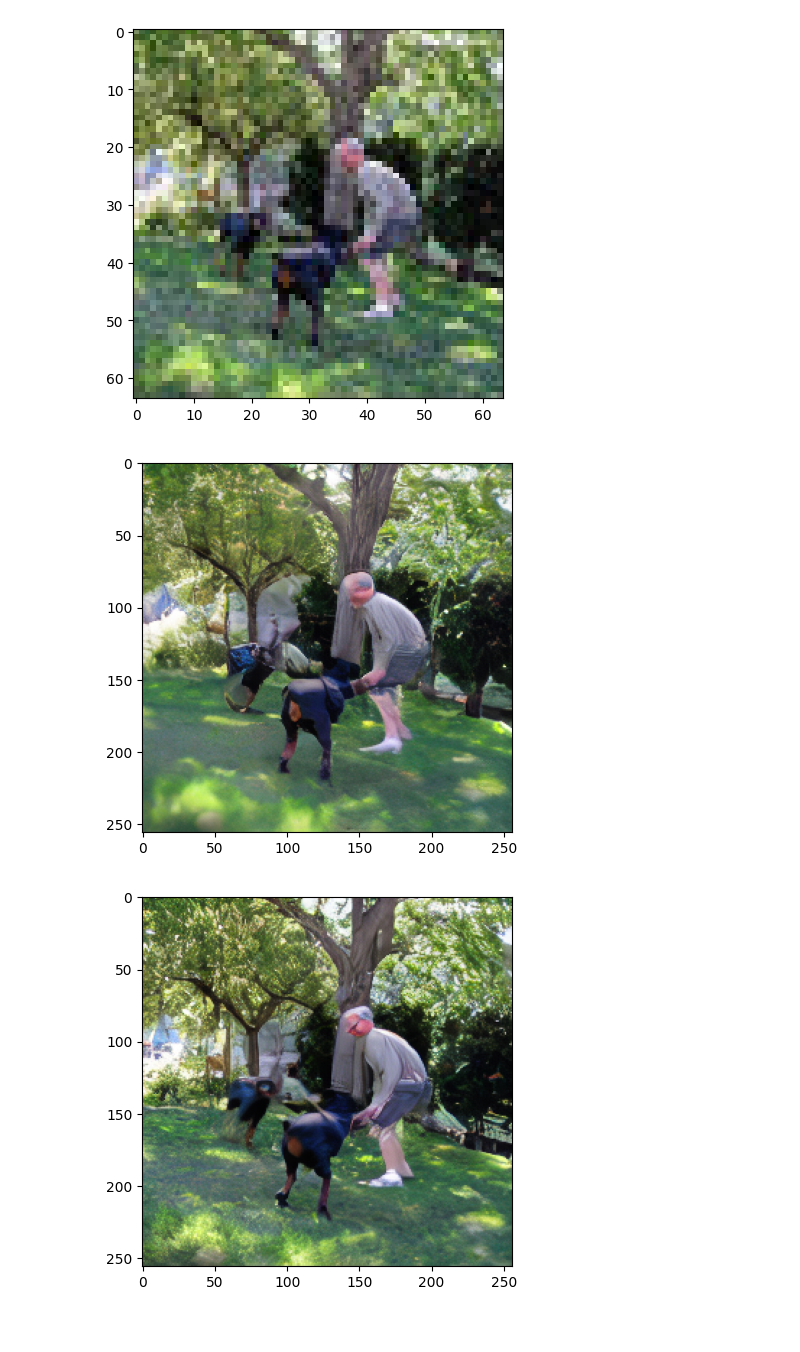
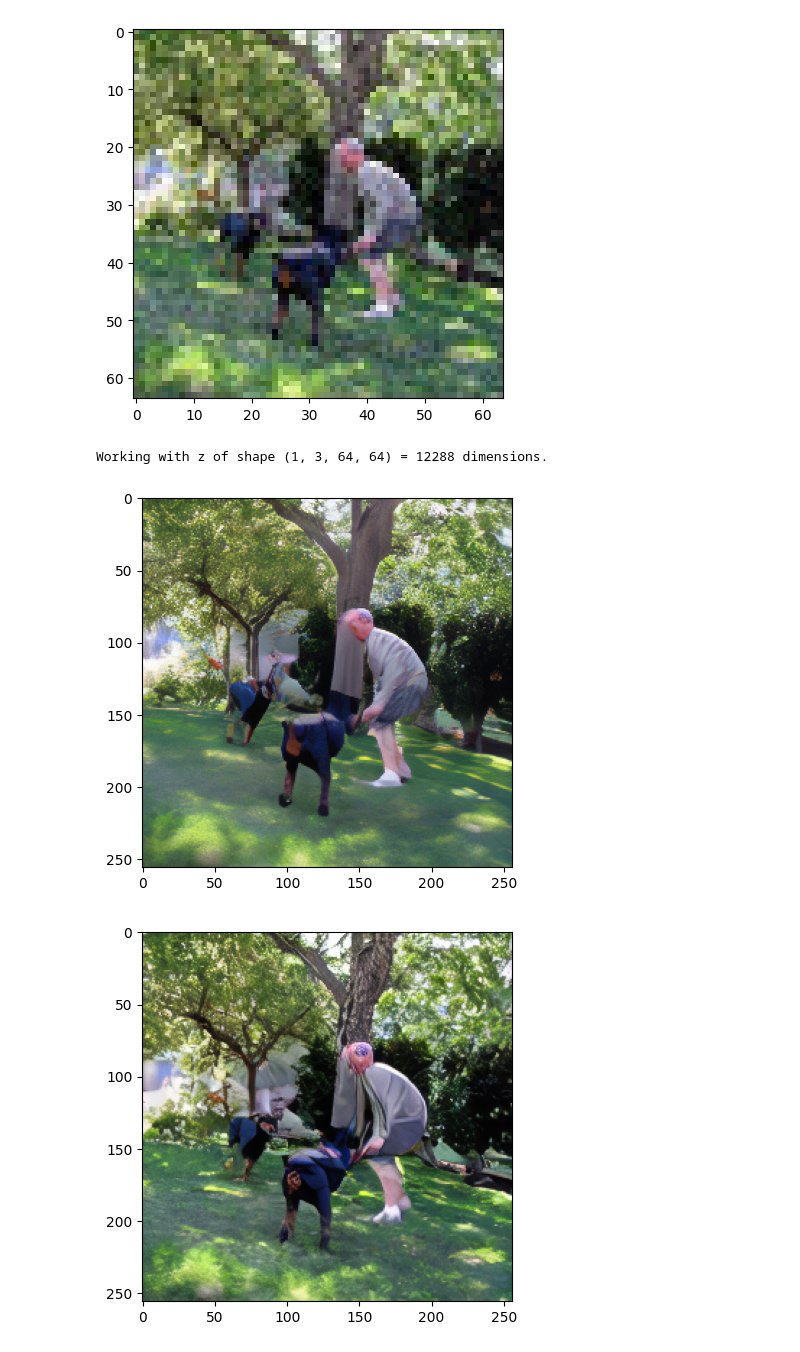
Before and after one commit to daniil-shlenskii/resshift-continuous-in-time, a Jupyter notebook: playground/pgd.ipynb, the cells around one changed output. Drawn from its saved outputs; the diff is of its cells as text; code cells hidden in the pictures.

```diff
--- a/playground/pgd.ipynb
+++ b/playground/pgd.ipynb
@@ -34,7 +31,7 @@ plt.imshow(im)
 # %%
 %reload_ext autoreload
 # %%
-with open("pgd.yaml") as file:
+with open(f"{path_to_repo}/configs/inference.yaml") as file:
     config = yaml.safe_load(file)
 
 ae_config = config["autoencoder"]
@@ -52,18 +49,20 @@ device = "cuda" if torch.cuda.is_available() else "cpu"
 
 euler_sampler = EulerSampler(ae=ae, x0_pred_fn=model, device=device)
 heun_sampler = HeunSampler(ae=ae, x0_pred_fn=model, device=device)
+# %% [output]
+Working with z of shape (1, 3, 64, 64) = 12288 dimensions.
 # %%
-nfe = 15
+nfe = 8
 lq = ((torch.tensor(im).permute(2, 0, 1)[None] / 255.) - 0.5) / 0.5
 # %%
 timesteps = torch.tensor(list(np.linspace(0, 1, nfe + 1))[::-1])
 out = euler_sampler(timesteps, lq)
 plot_tensor(out)
 # %% [output]
-[figure, old version]
+[figure, new version]
 # %%
-timesteps = torch.tensor(list(np.linspace(0, 1, nfe//2 + 1))[::-1])
+timesteps = torch.tensor(list(np.linspace(0, 1, nfe + 1))[::-1])
 out = heun_sampler(timesteps, lq)
 plot_tensor(out)
 # %% [output]
-[figure, old version]
+[figure, new version]
```
Also changed, not shown: parts of 1 cell of this notebook, 1 other file.
